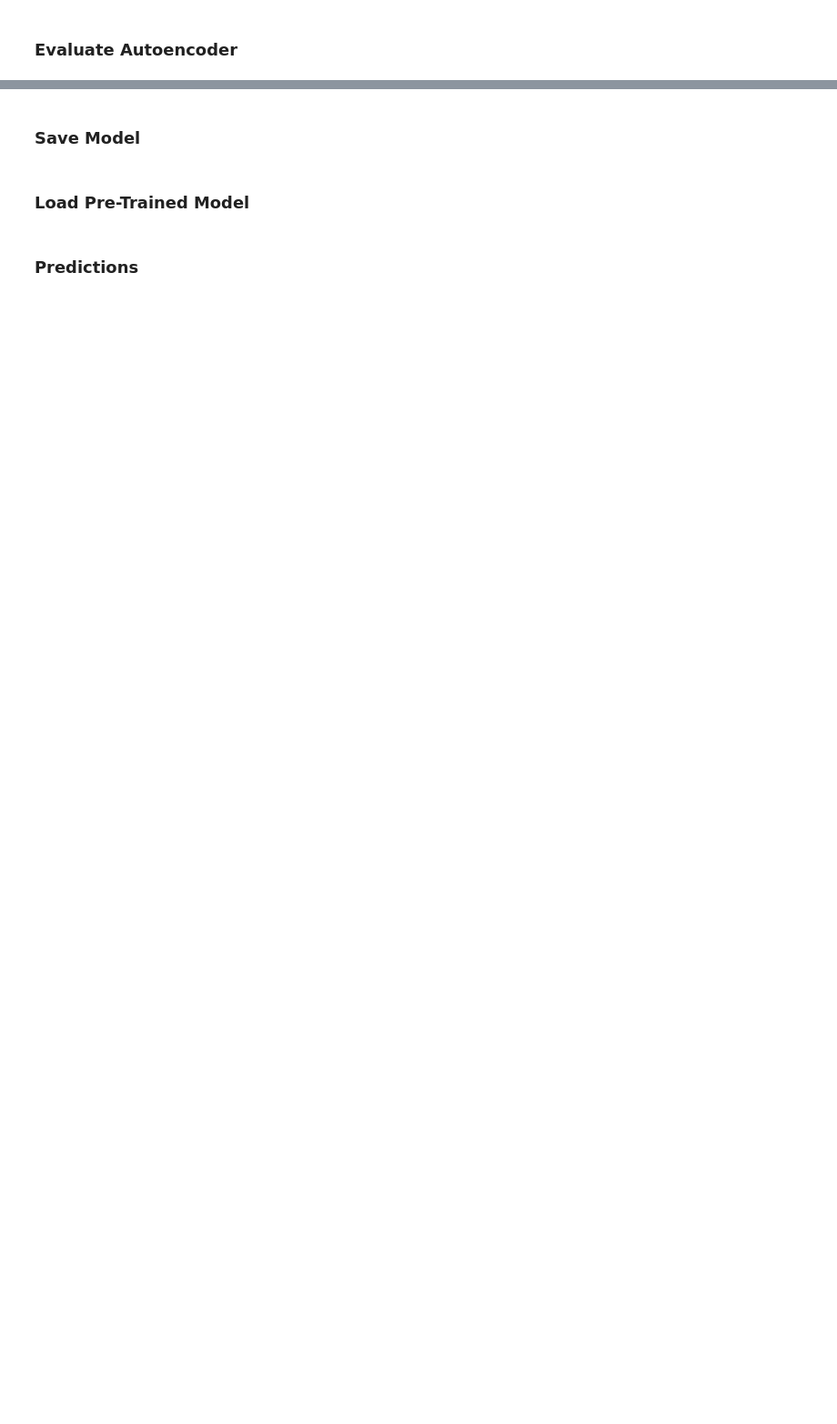
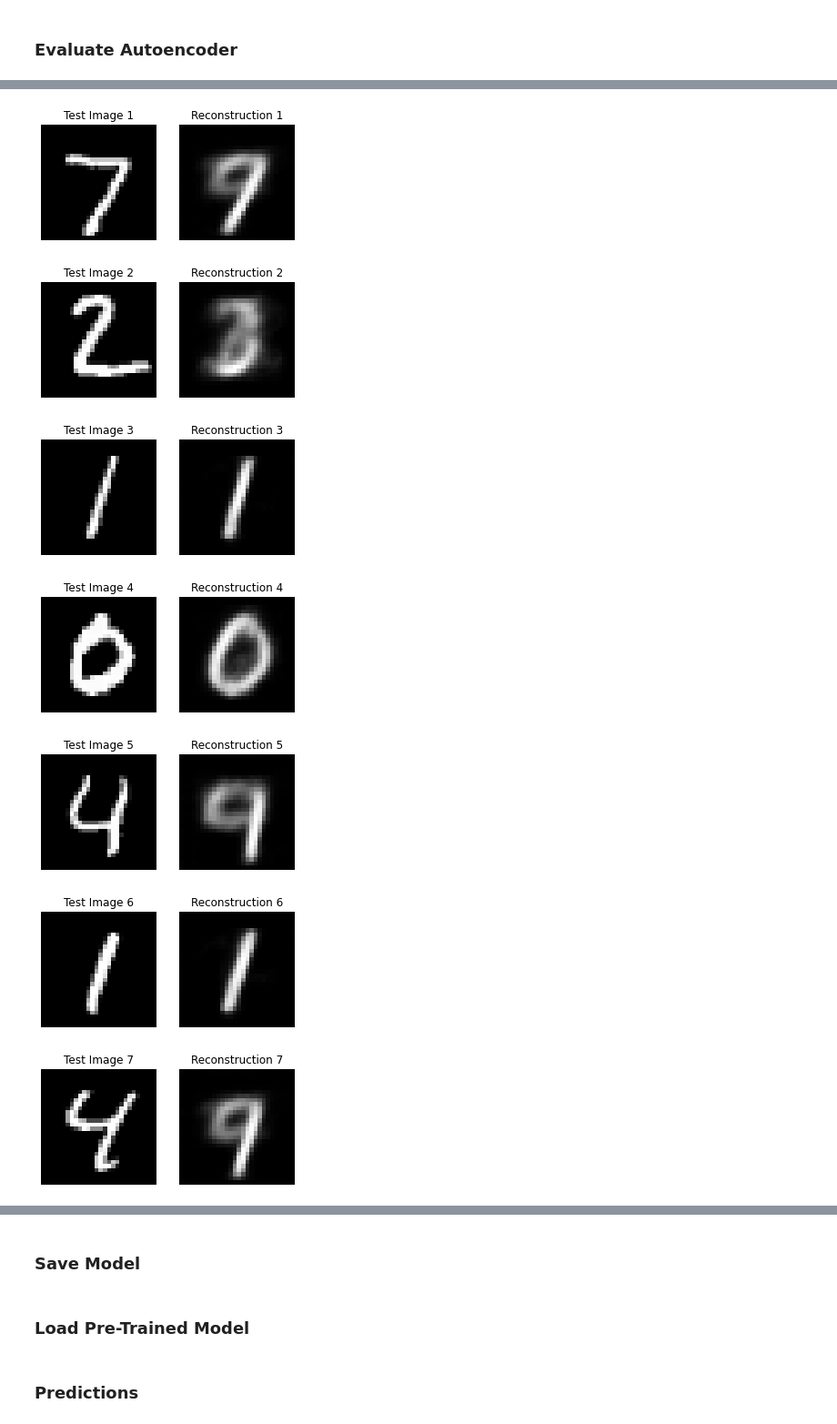
Before and after one commit to FABallemand/a-HiKE, a Jupyter notebook: Deep Generative Models/autoencoder/autoencoder.ipynb, the cells around one changed output, grey strips where cells are left out. Shown at 91% size. Saved outputs shown, nothing was run; the diff lists cells and outputs as text; code cells hidden in the pictures; blank space fills up the shorter version.

Commit message:
Autoencoder (improvements)

```diff
--- a/Deep Generative Models/autoencoder/autoencoder.ipynb
+++ b/Deep Generative Models/autoencoder/autoencoder.ipynb
@@ -122,7 +121,7 @@ class Encoder():
 # %%
 class Decoder():
 
-    def __init__(self, latent_dim, shape_before_flattening, decoder_n_layers, decoder_conv_t_filters, decoder_conv_t_kernel_sizes, decoder_conv_t_strides, output_dim, batch_norm, drop_out):
+    def __init__(self, latent_dim, shape_before_flattening, decoder_n_layers, decoder_conv_t_filters, decoder_conv_t_kernel_sizes, decoder_conv_t_strides, output_dim, batch_norm, dropout):
         self.output_dim = output_dim
         self.shape_before_flattening = shape_before_flattening
         self.decoder_n_layers = decoder_n_layers
@@ -131,7 +130,7 @@ class Decoder():
         self.decoder_conv_t_strides = decoder_conv_t_strides
         self.latent_dim = latent_dim
         self.batch_norm = batch_norm
-        self.drop_out = drop_out
+        self.dropout = dropout
 
         self.input = Input(shape=(self.latent_dim,), name="decoder_input")
 
@@ -150,9 +149,9 @@ class Decoder():
             if i < self.decoder_n_layers - 1:
                 x = LeakyReLU(name="decoder_leaky_relu_" + str(i))(x)
 
-                if self.use_batch_norm:
+                if self.batch_norm:
                     x = BatchNormalization()(x)
-                if self.use_dropout:
+                if self.dropout:
                     x = Dropout(rate = 0.25)(x)
             else:
                 # x = Activation("sigmoid")(x)
@@ -177,7 +176,7 @@ class Autoencoder():
                  latent_dim,
                  decoder_n_layers, decoder_conv_t_filters, decoder_conv_t_kernel_sizes, decoder_conv_t_strides,
                  output_dim,
-                 learning_rate, batch_norm, drop_out):
+                 learning_rate, batch_norm, dropout):
         self.input_dim = input_dim
         self.encoder_n_layers = encoder_n_layers
         self.encoder_conv_filters = encoder_conv_filters
@@ -190,19 +189,19 @@ class Autoencoder():
         self.decoder_conv_t_strides = decoder_conv_t_strides
         self.output_dim = output_dim
         self.batch_norm = batch_norm
-        self.dropout = drop_out
+        self.dropout = dropout
 
         self.learning_rate = learning_rate
 
         # Create encoder
         self.encoder = Encoder(self.input_dim,
                                self.encoder_n_layers, self.encoder_conv_filters, self.encoder_conv_kernel_sizes, self.encoder_conv_strides,
-                               self.latent_dim)
+                               self.latent_dim, self.batch_norm, self.dropout)
 
         # Create decoder
         self.decoder = Decoder(self.latent_dim, self.encoder.shape_before_flattening,
                                self.decoder_n_layers, self.decoder_conv_t_filters, self.decoder_conv_t_kernel_sizes, self.decoder_conv_t_strides,
-                               self.output_dim)
+                               self.output_dim, self.batch_norm, self.dropout)
 
         # Create model
         self.model_input = self.encoder.input
@@ -281,4 +280,4 @@ autoencoder = Autoencoder(input_dim=(28,28,1),
                           output_dim=(28,28,1),
                           learning_rate=0.0005,
                           batch_norm=False,
-                          drop_out=False)
+                          dropout=False)
@@ -314,7 +351,8 @@ X_test /= 255
 ### Train
 # %%
 BATCH_SIZE = 32
-EPOCHS = 200
+# EPOCHS = 200
+EPOCHS = 10
 # %%
 autoencoder.fit(x=X_train,
                 y=X_train,
@@ -334,14 +397,17 @@ plt.show()
 # %%
-# Plot AE reconstructions
-decoded_images = autoencoder.predict(X_test, batch_size=BATCH_SIZE)
-n_images = 10
-for i in range(n_images):
+NB_PRED = 10
+OFFSET = 0
+
+predictions = autoencoder.predict(X_test)
+
+for i in range(NB_PRED):
     plt.figure(figsize=((5,5)))
     plt.subplot(1,2,1)
-    plt.imshow(X_test[i], cmap="gray")
+    plt.imshow(X_test[OFFSET + i], cmap="gray")
     plt.title("Test Image " + str(i+1))
     plt.axis("off")
     plt.subplot(1,2,2)
-    plt.imshow(decoded_images[i].reshape(28, 28), cmap="gray")
+    plt.imshow(predictions[OFFSET + i], cmap="gray")
     plt.title("Reconstruction " + str(i+1))
     plt.axis("off")
+# %% [output]
@@ -347,0 +415,7 @@ for i in range(n_images):
+[figure, added]
+[figure, added]
+[figure, added]
+[figure, added]
+[figure, added]
+[figure, added]
+[figure, added]
```
Also changed, not shown: parts of 24 cells of this notebook.
